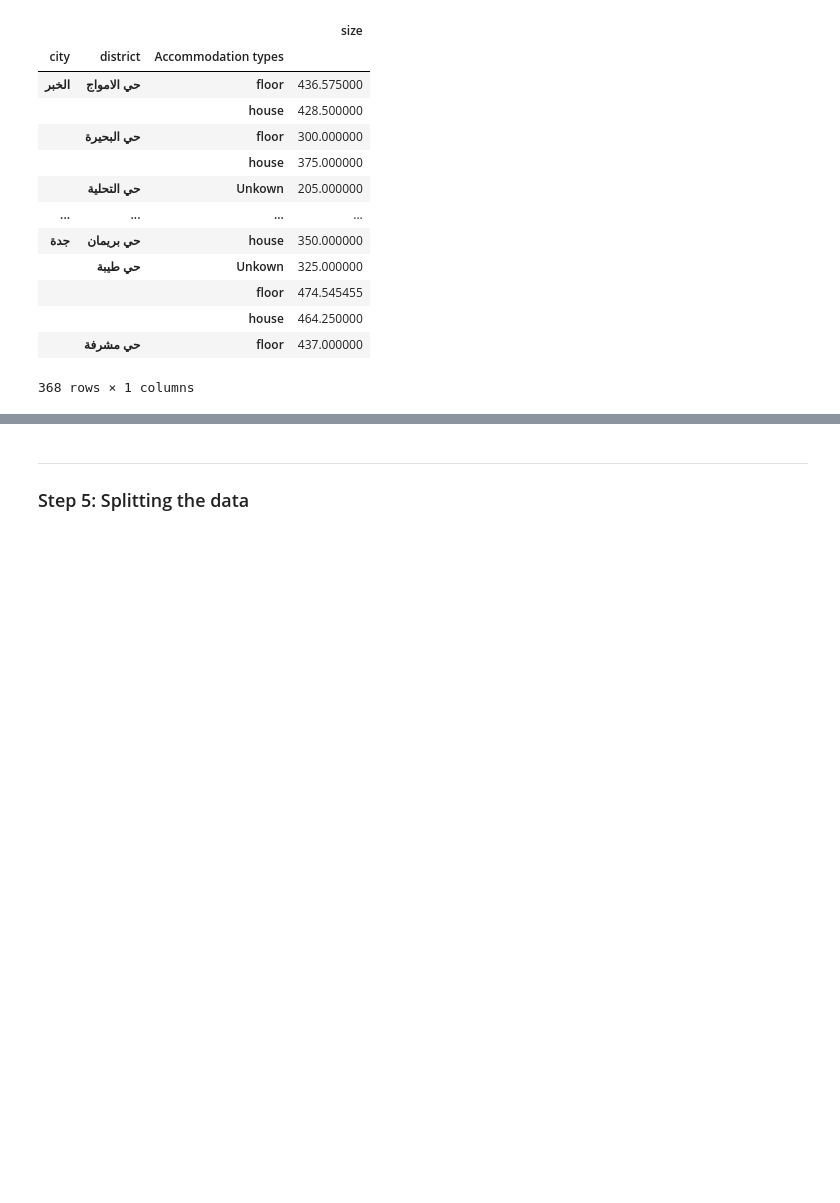
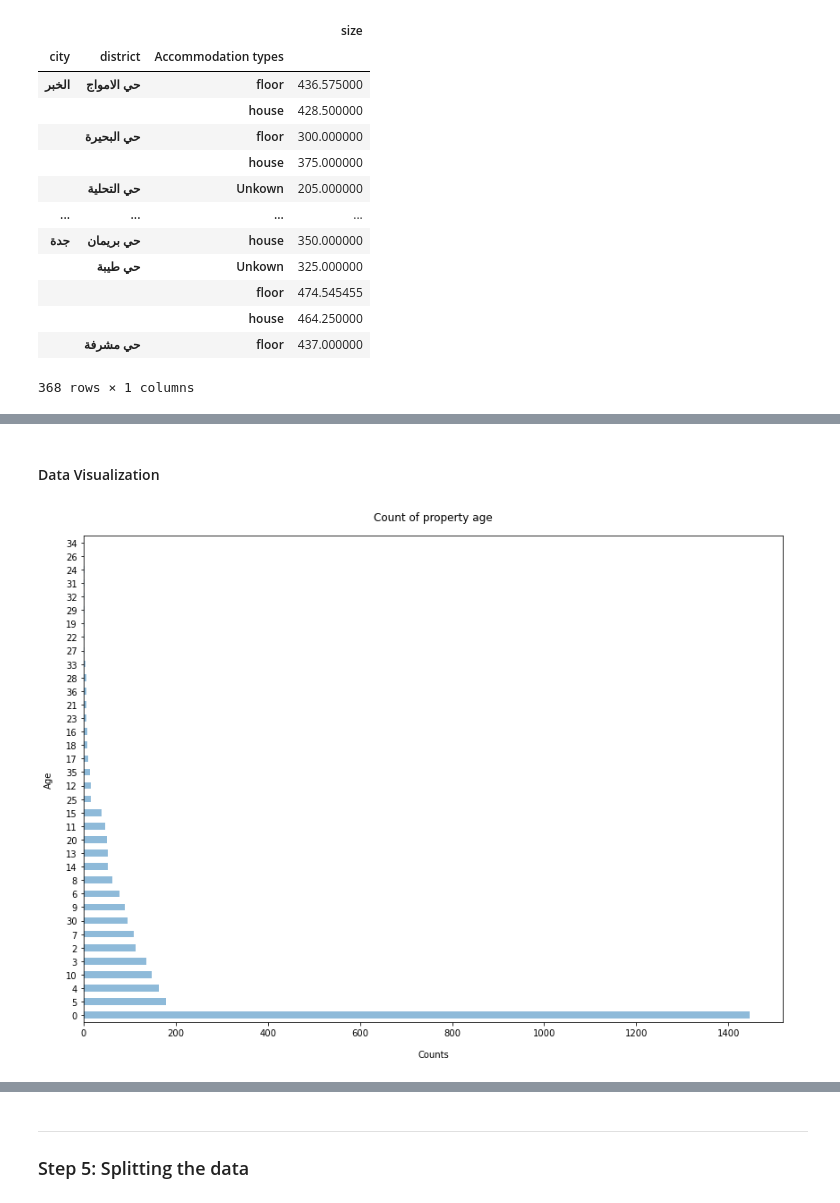
Before and after one commit to novr1512/saudi_aqar_price_prediction, a Jupyter notebook: fullCode.ipynb, the cells around one changed output, grey strips where cells are left out. Saved outputs shown, nothing was run; the diff lists cells and outputs as text; code cells hidden in the pictures; blank space fills up the shorter version.

```diff
--- a/fullCode.ipynb
+++ b/fullCode.ipynb
@@ -256,0 +305,9 @@ H_data.groupby(['city', 'district','Accommodation types'])['size'].mean().to_fra
+# %% [markdown]
+#### Data Visualization
+# %%
+H_data['property_age'].value_counts().plot(kind='barh', figsize=(14, 10),alpha=0.5)
+plt.xlabel("Counts", labelpad=14)
+plt.ylabel("Age", labelpad=14)
+plt.title("Count of property age", y=1.02);
+# %% [output]
+[figure, added]
```
Also changed, not shown: parts of 29 cells of this notebook.
